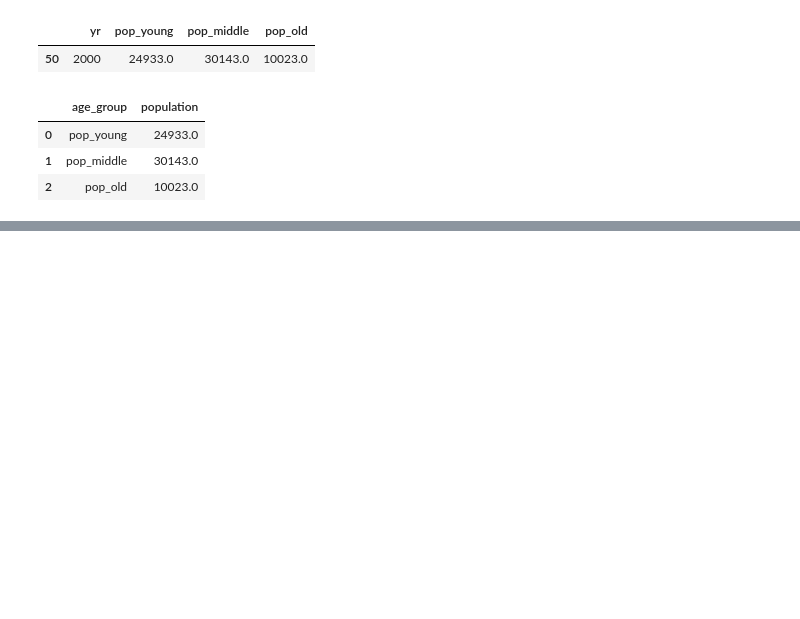
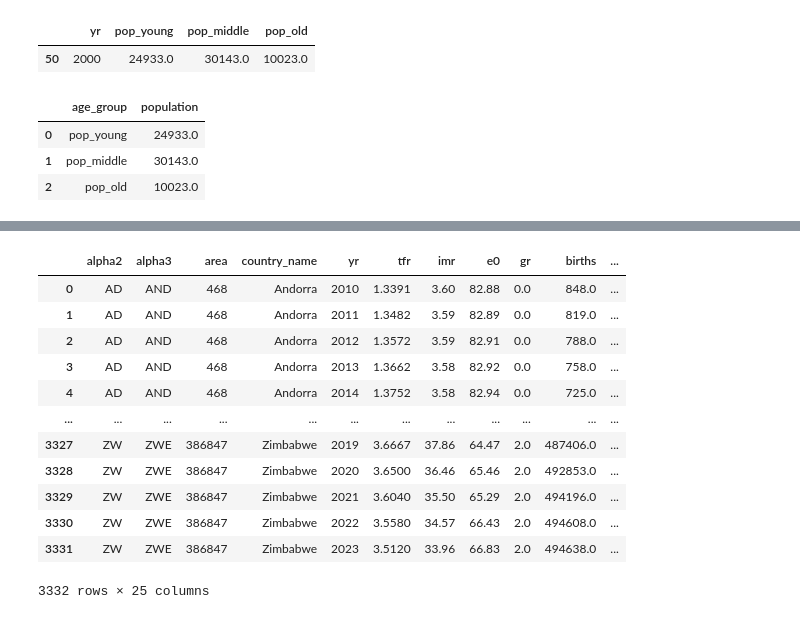
Before and after one commit to Flx232/Census-Dashboard, a Jupyter notebook: exploratory.ipynb, the cells around one changed output, grey strips where cells are left out. Cells and saved outputs as stored; diff of their text form; code cells hidden in the pictures; blank space fills up the shorter version.

```diff
--- a/exploratory.ipynb
+++ b/exploratory.ipynb
@@ -867,3 +844,7 @@ pop_long
 | 0 | pop_young | 24933.0 |
 | 1 | pop_middle | 30143.0 |
 | 2 | pop_old | 10023.0 |
+# %%
+from data_process import AMALGAMATED_DATA, bin_lat
+country_info = bin_lat()
+country_info
@@ -869,0 +884,17 @@ pop_long
+# %%
+binned_df = df.merge(country_info, on='alpha2', how='left')
+binned_df
+# %% [output]
+|  | alpha2 | alpha3 | area | country_name | yr | tfr | imr | e0 | gr | births | ... |
+| 0 | AD | AND | 468 | Andorra | 2010 | 1.3391 | 3.60 | 82.88 | 0.0 | 848.0 | ... |
+| 1 | AD | AND | 468 | Andorra | 2011 | 1.3482 | 3.59 | 82.89 | 0.0 | 819.0 | ... |
+| 2 | AD | AND | 468 | Andorra | 2012 | 1.3572 | 3.59 | 82.91 | 0.0 | 788.0 | ... |
+| 3 | AD | AND | 468 | Andorra | 2013 | 1.3662 | 3.58 | 82.92 | 0.0 | 758.0 | ... |
+| 4 | AD | AND | 468 | Andorra | 2014 | 1.3752 | 3.58 | 82.94 | 0.0 | 725.0 | ... |
+| ... | ... | ... | ... | ... | ... | ... | ... | ... | ... | ... | ... |
+| 3327 | ZW | ZWE | 386847 | Zimbabwe | 2019 | 3.6667 | 37.86 | 64.47 | 2.0 | 487406.0 | ... |
+| 3328 | ZW | ZWE | 386847 | Zimbabwe | 2020 | 3.6500 | 36.46 | 65.46 | 2.0 | 492853.0 | ... |
+| 3329 | ZW | ZWE | 386847 | Zimbabwe | 2021 | 3.6040 | 35.50 | 65.29 | 2.0 | 494196.0 | ... |
+| 3330 | ZW | ZWE | 386847 | Zimbabwe | 2022 | 3.5580 | 34.57 | 66.43 | 2.0 | 494608.0 | ... |
+| 3331 | ZW | ZWE | 386847 | Zimbabwe | 2023 | 3.5120 | 33.96 | 66.83 | 2.0 | 494638.0 | ... |
+3332 rows × 25 columns
```
Also changed, not shown: parts of 9 cells of this notebook, 9 other files.
